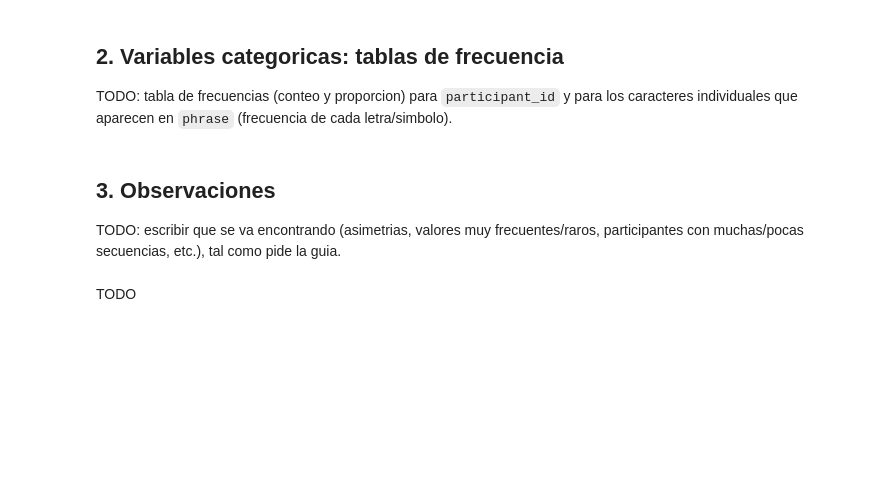
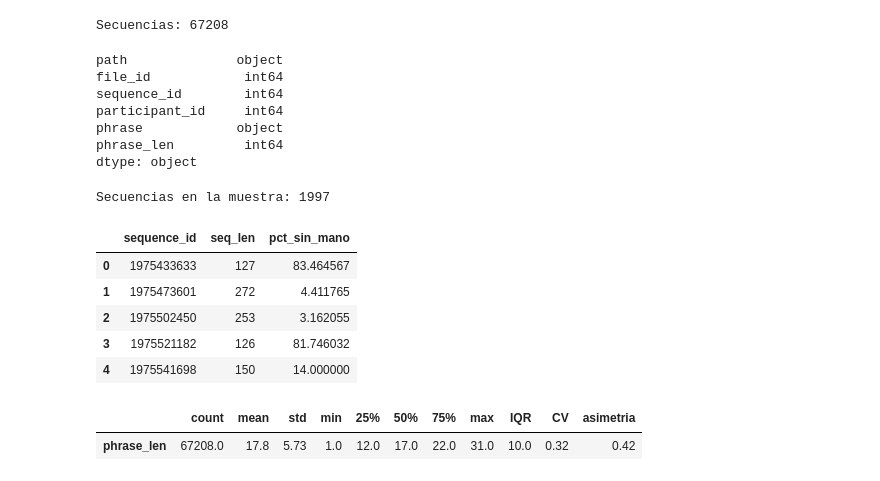
Before and after one commit to DufreyM/CC3084-Proyecto2, a Jupyter notebook: notebooks/03_analisis_univariado.ipynb, the cells around one changed output. Cells and saved outputs as stored; diff of their text form; code cells hidden in the pictures; blank space fills up the shorter version.

```diff
--- a/notebooks/03_analisis_univariado.ipynb
+++ b/notebooks/03_analisis_univariado.ipynb
@@ -26,9 +32,15 @@ TODO: media, mediana, desviacion estandar, min/max, cuartiles para: longitud de
 # %%
-# TODO
-# train_df = dl.load_train_index()
-# train_df["phrase_len"] = train_df["phrase"].str.len()
-# train_df["phrase_len"].describe()
+train_df = dl.load_train_index()
+train_df["phrase_len"] = train_df["phrase"].str.len()
+
+print("Secuencias:", len(train_df))
+train_df.dtypes
+# %% [output]
+Secuencias: 67208
+path              object
+file_id            int64
+sequence_id        int64
+participant_id     int64
+phrase            object
+phrase_len         int64
+dtype: object
-# %% [markdown]
-## 2. Variables categoricas: tablas de frecuencia
-
-TODO: tabla de frecuencias (conteo y proporcion) para `participant_id` y para los caracteres individuales que aparecen en `phrase` (frecuencia de cada letra/simbolo).
@@ -43,6 +47,38 @@ TODO: tabla de frecuencias (conteo y proporcion) para `participant_id` y para lo
-# %% [markdown]
-## 3. Observaciones
-
-TODO: escribir que se va encontrando (asimetrias, valores muy frecuentes/raros, participantes con muchas/pocas secuencias, etc.), tal como pide la guia.
-# %% [markdown]
-TODO
+# %%
+# Solo se leen las columnas x de las manos, para no cargar las 1,630 columnas del parquet.
+COLS_MANOS = [f"x_{mano}_{i}" for mano in ("left_hand", "right_hand") for i in range(21)]
+
+partes = []
+for rel_path in config.SAMPLE_LANDMARK_PATHS:
+    lm = pd.read_parquet(dl.landmark_path(rel_path), columns=COLS_MANOS)
+    mano_visible = lm.notna().any(axis=1)
+    partes.append(pd.DataFrame({
+        "seq_len": lm.groupby(lm.index).size(),
+        "pct_sin_mano": 100 * (1 - mano_visible.groupby(lm.index).mean()),
+    }))
+
+seq_df = pd.concat(partes).reset_index()
+print("Secuencias en la muestra:", len(seq_df))
+seq_df.head()
+# %% [output]
+Secuencias en la muestra: 1997
+|  | sequence_id | seq_len | pct_sin_mano |
+| 0 | 1975433633 | 127 | 83.464567 |
+| 1 | 1975473601 | 272 | 4.411765 |
+| 2 | 1975502450 | 253 | 3.162055 |
+| 3 | 1975521182 | 126 | 81.746032 |
+| 4 | 1975541698 | 150 | 14.000000 |
+# %%
+def resumen_numerico(df, columnas):
+    """describe() mas rango intercuartil, coeficiente de variacion y asimetria."""
+    resumen = df[columnas].describe().T
+    resumen["IQR"] = resumen["75%"] - resumen["25%"]
+    resumen["CV"] = resumen["std"] / resumen["mean"]
+    resumen["asimetria"] = df[columnas].skew()
+    return resumen.round(2)
+
+
+resumen_numerico(train_df, ["phrase_len"])
+# %% [output]
+|  | count | mean | std | min | 25% | 50% | 75% | max | IQR | CV | asimetria |
+| phrase_len | 67208.0 | 17.8 | 5.73 | 1.0 | 12.0 | 17.0 | 22.0 | 31.0 | 10.0 | 0.32 | 0.42 |
```
Also changed, not shown: parts of 17 cells of this notebook, 1 other file.
